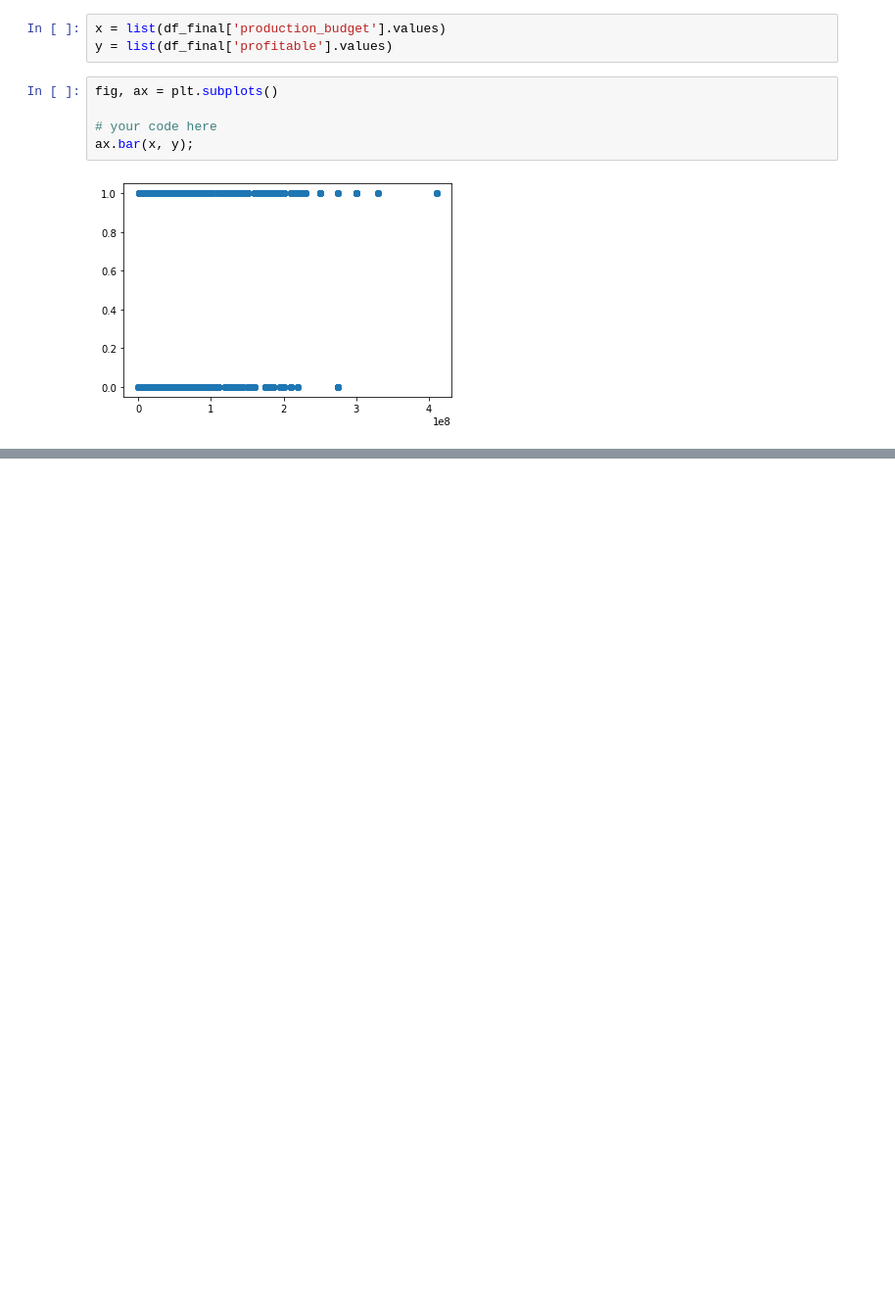
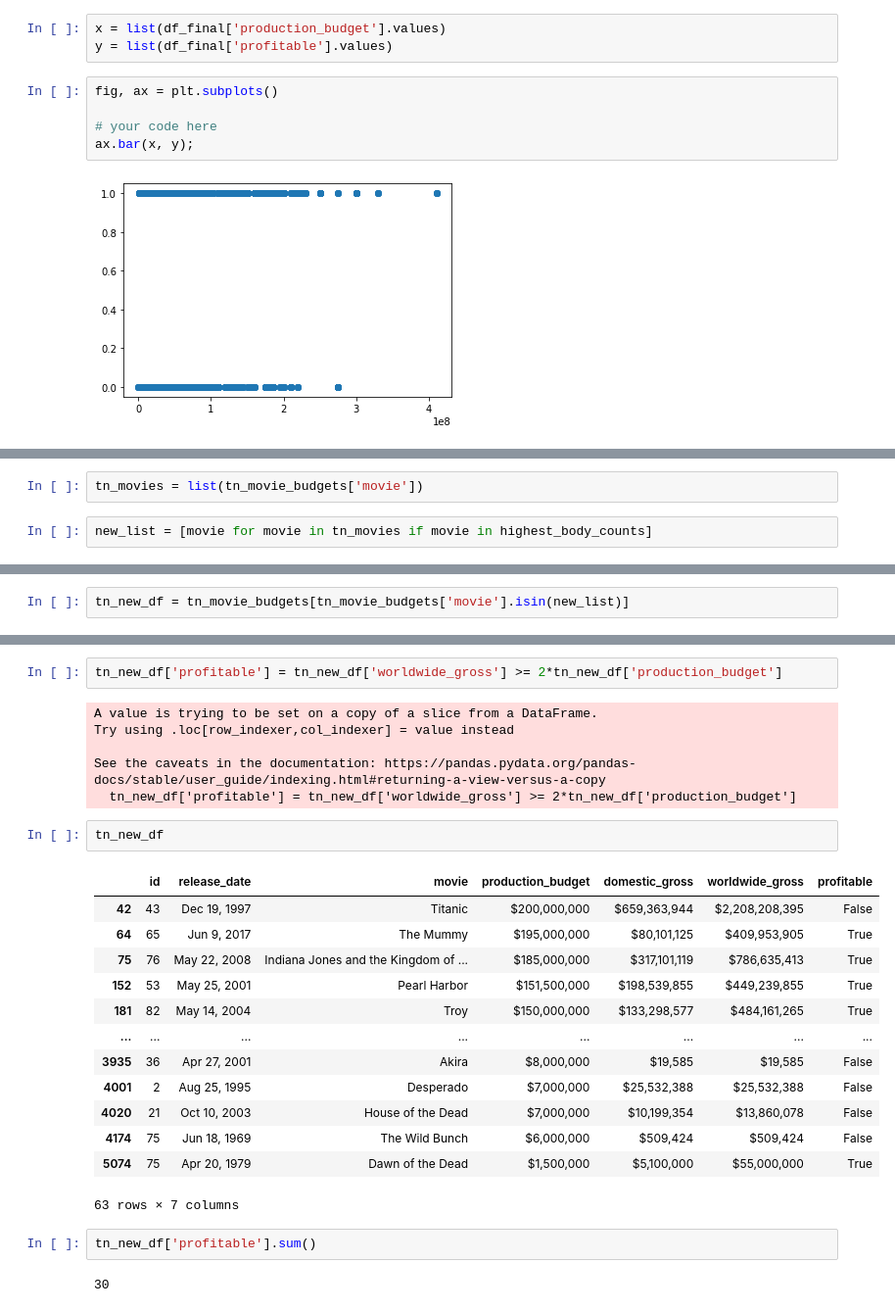
Before and after one commit to Sombrero7/project1, a Jupyter notebook: weston.ipynb, the cells around one changed output, grey strips where cells are left out. Shown at 98% size. Cells and saved outputs as stored; diff of their text form; blank space fills up the shorter version.

```diff
--- a/weston.ipynb
+++ b/weston.ipynb
@@ -1442,0 +1696,4 @@ ax.bar(x, y);
+# %%
+tn_movies = list(tn_movie_budgets['movie'])
+# %%
+new_list = [movie for movie in tn_movies if movie in highest_body_counts]
@@ -1442,0 +1744,2 @@ ax.bar(x, y);
+# %%
+tn_new_df = tn_movie_budgets[tn_movie_budgets['movie'].isin(new_list)]
@@ -1442,0 +1762,28 @@ ax.bar(x, y);
+# %%
+tn_new_df['profitable'] = tn_new_df['worldwide_gross'] >= 2*tn_new_df['production_budget']
+# %% [output]
+A value is trying to be set on a copy of a slice from a DataFrame.
+Try using .loc[row_indexer,col_indexer] = value instead
+
+See the caveats in the documentation: https://pandas.pydata.org/pandas-docs/stable/user_guide/indexing.html#returning-a-view-versus-a-copy
+  tn_new_df['profitable'] = tn_new_df['worldwide_gross'] >= 2*tn_new_df['production_budget']
+# %%
+tn_new_df
+# %% [output]
+|  | id | release_date | movie | production_budget | domestic_gross | worldwide_gross | profitable |
+| 42 | 43 | Dec 19, 1997 | Titanic | $200,000,000 | $659,363,944 | $2,208,208,395 | False |
+| 64 | 65 | Jun 9, 2017 | The Mummy | $195,000,000 | $80,101,125 | $409,953,905 | True |
+| 75 | 76 | May 22, 2008 | Indiana Jones and the Kingdom of ... | $185,000,000 | $317,101,119 | $786,635,413 | True |
+| 152 | 53 | May 25, 2001 | Pearl Harbor | $151,500,000 | $198,539,855 | $449,239,855 | True |
+| 181 | 82 | May 14, 2004 | Troy | $150,000,000 | $133,298,577 | $484,161,265 | True |
+| ... | ... | ... | ... | ... | ... | ... | ... |
+| 3935 | 36 | Apr 27, 2001 | Akira | $8,000,000 | $19,585 | $19,585 | False |
+| 4001 | 2 | Aug 25, 1995 | Desperado | $7,000,000 | $25,532,388 | $25,532,388 | False |
+| 4020 | 21 | Oct 10, 2003 | House of the Dead | $7,000,000 | $10,199,354 | $13,860,078 | False |
+| 4174 | 75 | Jun 18, 1969 | The Wild Bunch | $6,000,000 | $509,424 | $509,424 | False |
+| 5074 | 75 | Apr 20, 1979 | Dawn of the Dead | $1,500,000 | $5,100,000 | $55,000,000 | True |
+63 rows × 7 columns
+# %%
+tn_new_df['profitable'].sum()
+# %% [output]
+30
```
Also changed, not shown: parts of 49 cells of this notebook.
